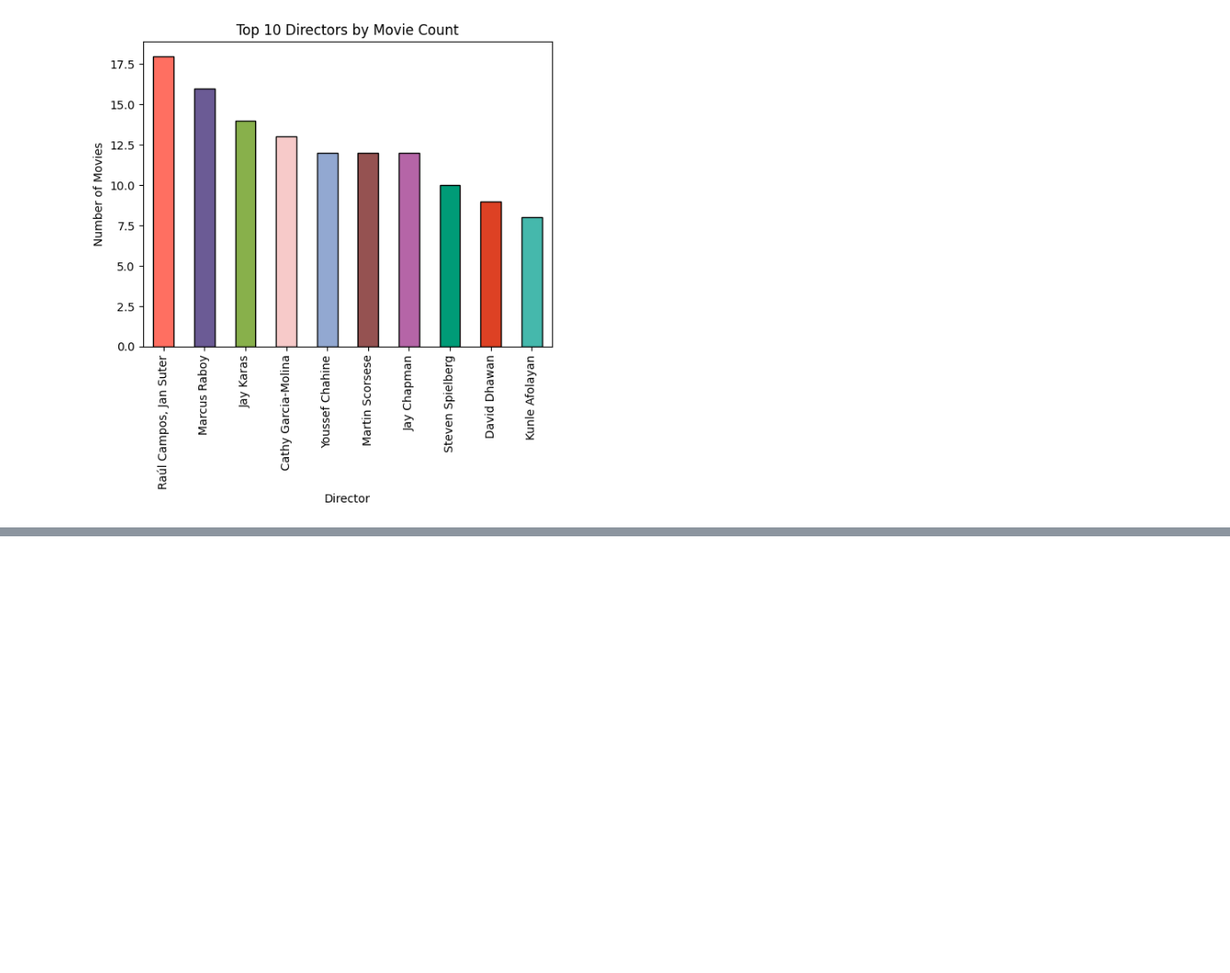
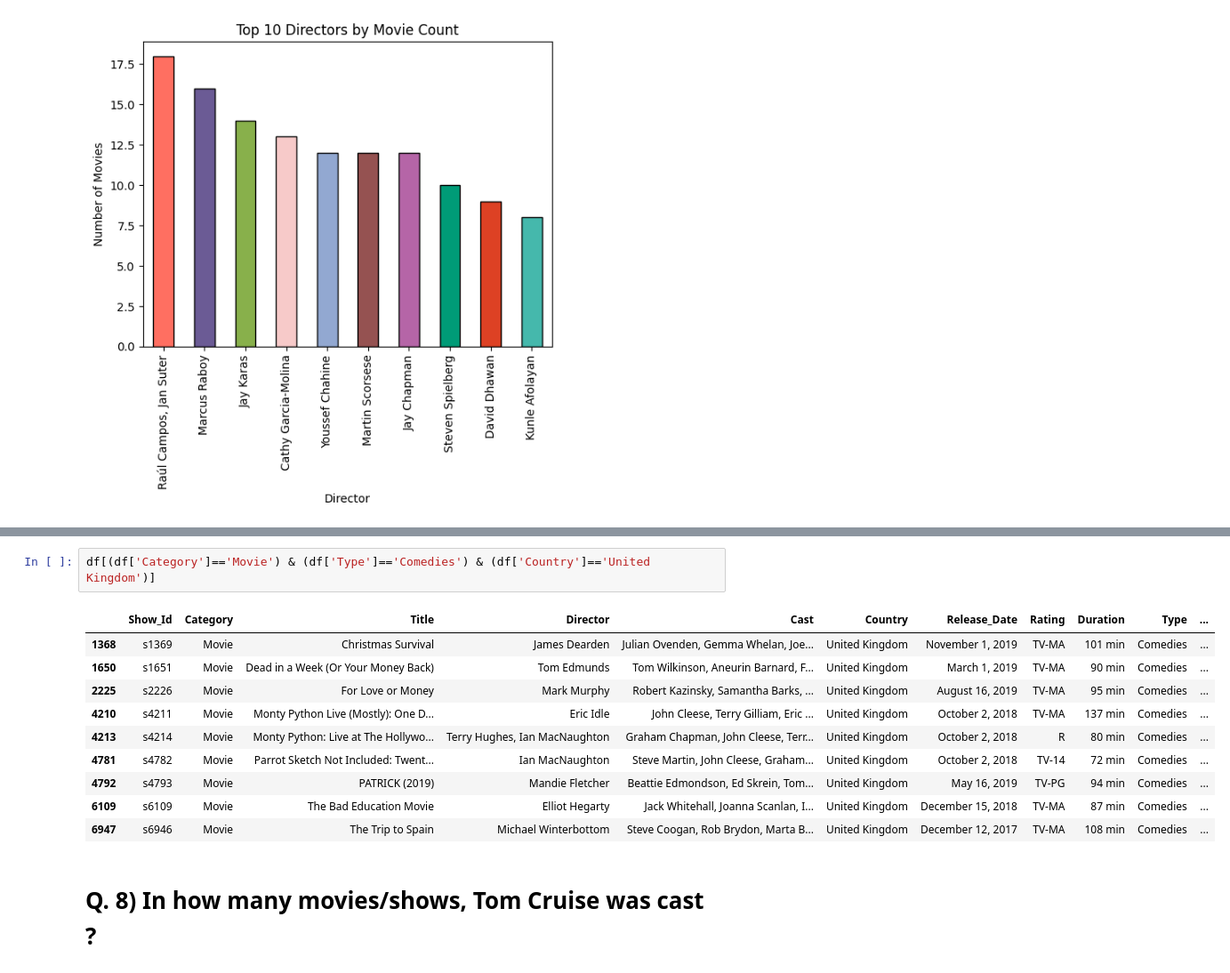
Before and after one commit to shahahmad-dev/Data-Analysis-On-Netflix, a Jupyter notebook: Data-Analysis-On-Netflix.ipynb, the cells around one changed output, grey strips where cells are left out. Shown at 89% size. Cells and saved outputs as stored; diff of their text form; blank space fills up the shorter version.

```diff
--- a/Data-Analysis-On-Netflix.ipynb
+++ b/Data-Analysis-On-Netflix.ipynb
@@ -388,0 +393,15 @@ plt.show()
+# %%
+df[(df['Category']=='Movie') & (df['Type']=='Comedies') & (df['Country']=='United Kingdom')]
+# %% [output]
+|  | Show_Id | Category | Title | Director | Cast | Country | Release_Date | Rating | Duration | Type | ... |
+| 1368 | s1369 | Movie | Christmas Survival | James Dearden | Julian Ovenden, Gemma Whelan, Joe... | United Kingdom | November 1, 2019 | TV-MA | 101 min | Comedies | ... |
+| 1650 | s1651 | Movie | Dead in a Week (Or Your Money Back) | Tom Edmunds | Tom Wilkinson, Aneurin Barnard, F... | United Kingdom | March 1, 2019 | TV-MA | 90 min | Comedies | ... |
+| 2225 | s2226 | Movie | For Love or Money | Mark Murphy | Robert Kazinsky, Samantha Barks, ... | United Kingdom | August 16, 2019 | TV-MA | 95 min | Comedies | ... |
+| 4210 | s4211 | Movie | Monty Python Live (Mostly): One D... | Eric Idle | John Cleese, Terry Gilliam, Eric ... | United Kingdom | October 2, 2018 | TV-MA | 137 min | Comedies | ... |
+| 4213 | s4214 | Movie | Monty Python: Live at The Hollywo... | Terry Hughes, Ian MacNaughton | Graham Chapman, John Cleese, Terr... | United Kingdom | October 2, 2018 | R | 80 min | Comedies | ... |
+| 4781 | s4782 | Movie | Parrot Sketch Not Included: Twent... | Ian MacNaughton | Steve Martin, John Cleese, Graham... | United Kingdom | October 2, 2018 | TV-14 | 72 min | Comedies | ... |
+| 4792 | s4793 | Movie | PATRICK (2019) | Mandie Fletcher | Beattie Edmondson, Ed Skrein, Tom... | United Kingdom | May 16, 2019 | TV-PG | 94 min | Comedies | ... |
+| 6109 | s6109 | Movie | The Bad Education Movie | Elliot Hegarty | Jack Whitehall, Joanna Scanlan, I... | United Kingdom | December 15, 2018 | TV-MA | 87 min | Comedies | ... |
+| 6947 | s6946 | Movie | The Trip to Spain | Michael Winterbottom | Steve Coogan, Rob Brydon, Marta B... | United Kingdom | December 12, 2017 | TV-MA | 108 min | Comedies | ... |
+# %% [markdown]
+# Q. 8) In how many movies/shows, Tom Cruise was cast ?
```
Also changed, not shown: parts of 8 cells of this notebook.
